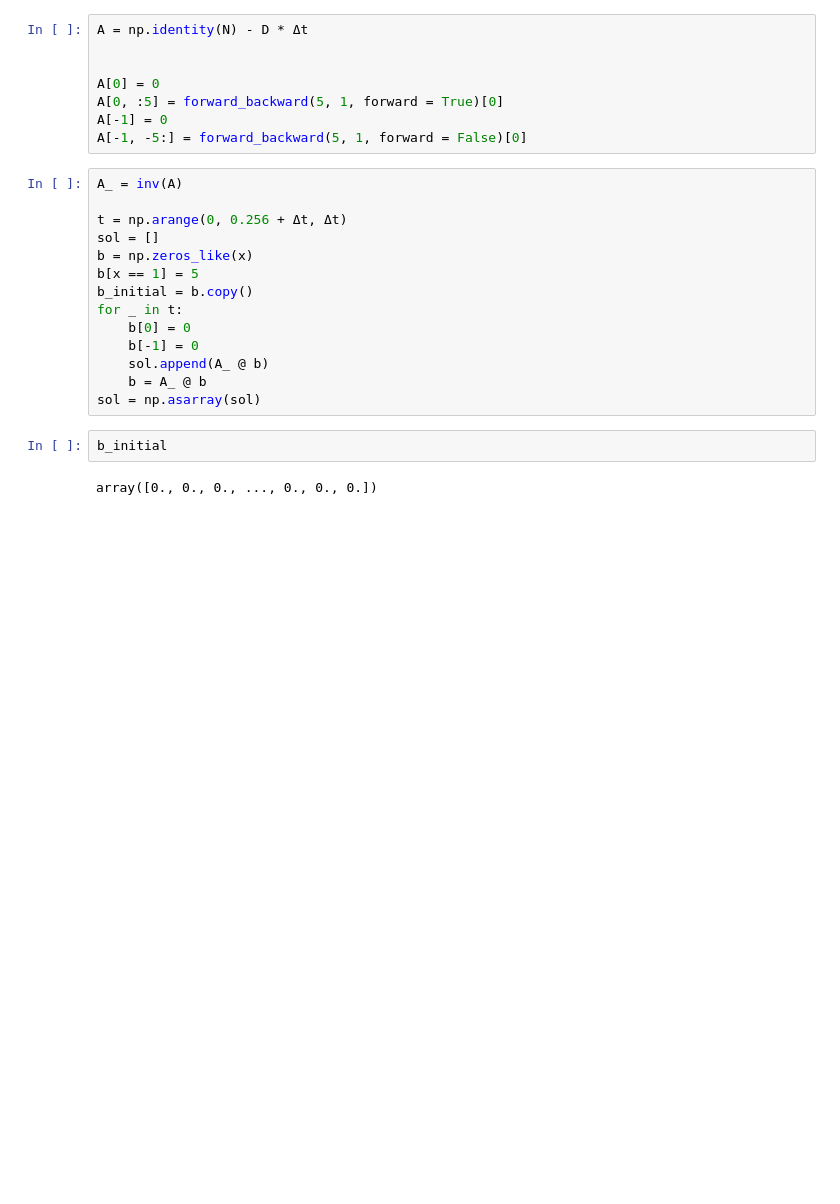
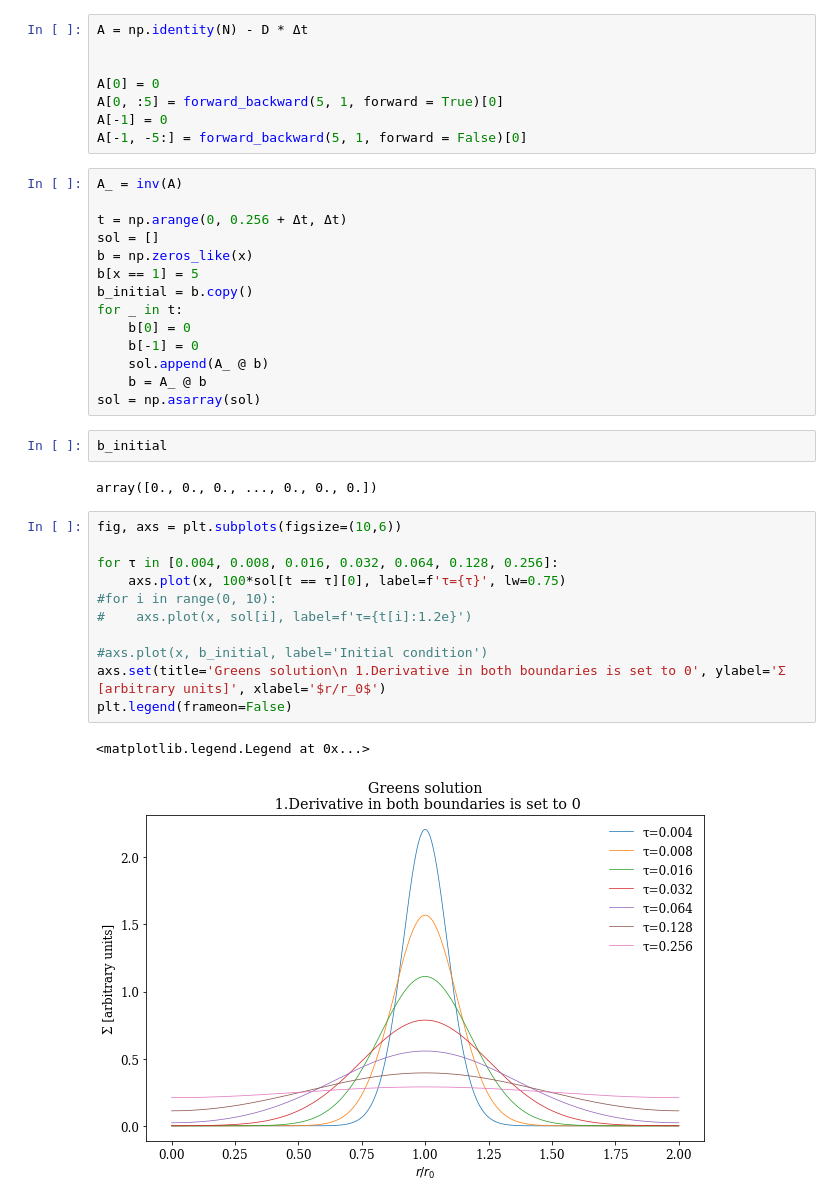
Before and after one commit to agent031/bachelor_code, a Jupyter notebook: Simple_solutions/evolution-greens_solultion.ipynb, the cells around one changed output. Saved outputs shown, nothing was run; the diff lists cells and outputs as text; blank space fills up the shorter version.

```diff
--- a/Simple_solutions/evolution-greens_solultion.ipynb
+++ b/Simple_solutions/evolution-greens_solultion.ipynb
@@ -79,3 +85,17 @@ sol = np.asarray(sol)
 b_initial
 # %% [output]
 array([0., 0., 0., ..., 0., 0., 0.])
+# %%
+fig, axs = plt.subplots(figsize=(10,6))
+
+for τ in [0.004, 0.008, 0.016, 0.032, 0.064, 0.128, 0.256]:
+    axs.plot(x, 100*sol[t == τ][0], label=f'τ={τ}', lw=0.75)
+#for i in range(0, 10):
+#    axs.plot(x, sol[i], label=f'τ={t[i]:1.2e}')
+
+#axs.plot(x, b_initial, label='Initial condition')
+axs.set(title='Greens solution\n 1.Derivative in both boundaries is set to 0', ylabel='Σ [arbitrary units]', xlabel='$r/r_0$')
+plt.legend(frameon=False)
+# %% [output]
+<matplotlib.legend.Legend at 0x...>
+[figure, added]
```
Also changed, not shown: parts of 16 cells of this notebook.
